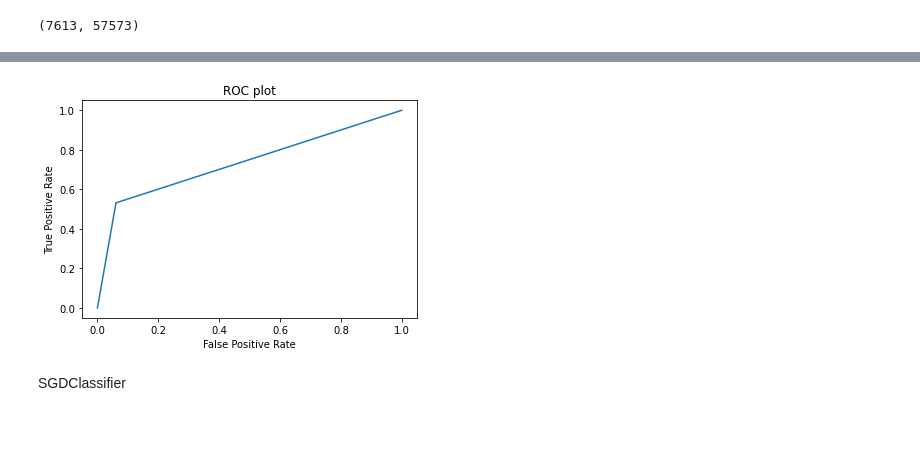
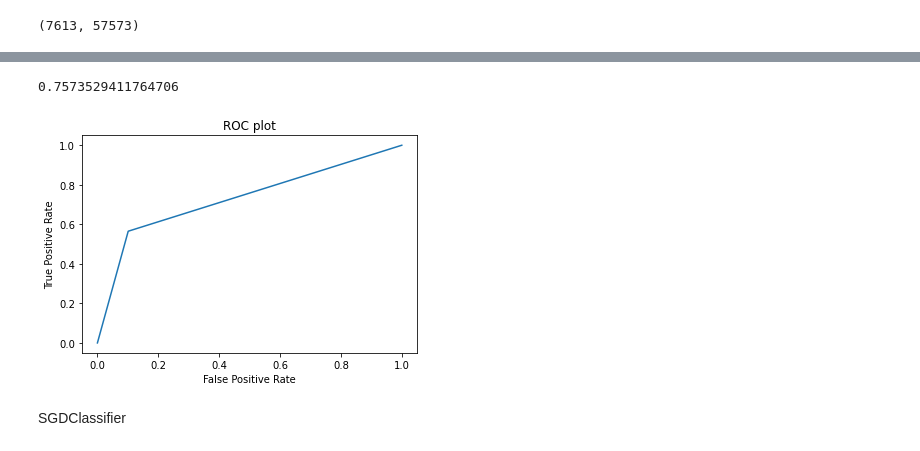
Before and after one commit to Gaurikrishna/Weather_tweets_anlaysis, a Jupyter notebook: weather_tweets.ipynb, the cells around one changed output, grey strips where cells are left out. Drawn from its saved outputs; the diff is of its cells as text; code cells hidden in the pictures.

```diff
--- a/weather_tweets.ipynb
+++ b/weather_tweets.ipynb
@@ -355,3 +426,5 @@ X_features_tfidf = pd.concat([df_train[['word_count', 'char_count', 'sentence_co
 X_features_tfidf.shape
 # %% [output]
 (7613, 57573)
+# %%
+y_features_tfidf = df_train['target']
@@ -358,2 +439,2 @@ X_features_tfidf.shape
 # %%
-X_training_tfidf, X_val, y, y_val = train_test_split(X_features_tfidf, y_train, shuffle = True, random_state = 123)
+xtrain_tfidf,xtrain_tfidfval,ytrain_fidf,ytfidf_val = train_test_split(X_features_tfidf, y_features_tfidf, shuffle = True, random_state = 123)
@@ -418,7 +441,7 @@ y_train = df_train['target']
 # %%
 from sklearn.naive_bayes import MultinomialNB
-naive_bayes = MultinomialNB()
-naive_bayes.fit(X_training_tfidf, y_train)
-predictions = naive_bayes.predict(X_val)
-predictions
+naive_bayestfidf = MultinomialNB()
+naive_bayestfidf.fit(xtrain_tfidf, ytrain_fidf)
+predictions_nb_tfidf= naive_bayestfidf.predict(xtrain_tfidfval)
+predictions_nb_tfidf
 # %% [output]
@@ -433,0 +472,8 @@ acc
+# %%
+#Accuracy for Logistic Regression  with TF_IDF
+from sklearn.linear_model import LogisticRegression
+
+modeltfidf = LogisticRegression()
+modeltfidf.fit(xtrain_tfidf, ytrain_fidf)
+predictions_lr_tfidf= modeltfidf.predict(xtrain_tfidfval)
+predictions_lr_tfidf
@@ -433,0 +489,8 @@ acc
+# %%
+#Accuracy for naive bayes with TF_IDF
+from sklearn.metrics import roc_curve, accuracy_score, confusion_matrix, ConfusionMatrixDisplay
+fpr, tpr, _ = roc_curve(ytfidf_val, predictions_lr_tfidf , pos_label=1)
+acc_lr_tfidf= accuracy_score(ytfidf_val,predictions_lr_tfidf)
+acc_lr_tfidf
+# %% [output]
+0.7573529411764706
@@ -434,11 +502,11 @@ acc
 # %%
 from sklearn.metrics import roc_curve, accuracy_score, confusion_matrix, ConfusionMatrixDisplay
-fpr, tpr, _ = roc_curve(y_val, predictions , pos_label=1)
+fpr, tpr, _ = roc_curve(ytfidf_val, predictions_lr_tfidf , pos_label=1)
 import matplotlib.pyplot as plt
 plt.plot(fpr,tpr)
 plt.title("ROC plot")
 plt.ylabel('True Positive Rate')
 plt.xlabel('False Positive Rate')
 plt.show()
 # %% [output]
-[figure, old version]
+[figure, new version]
```
Also changed, not shown: parts of 131 cells of this notebook.
